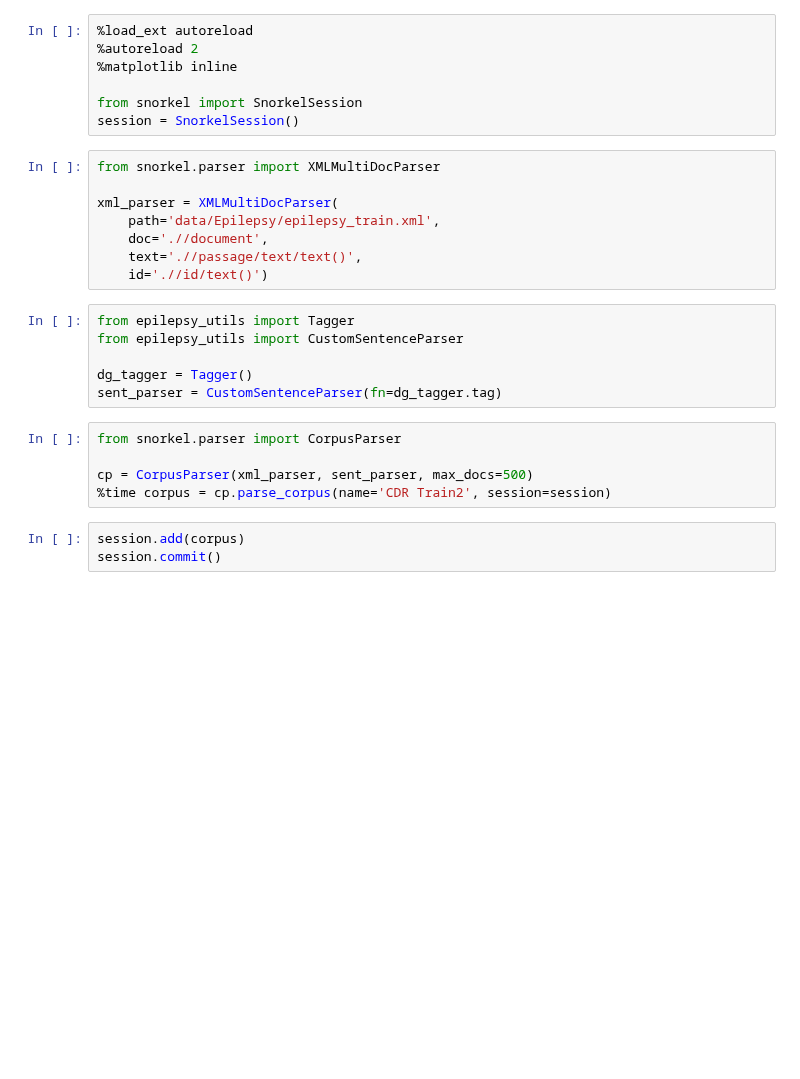
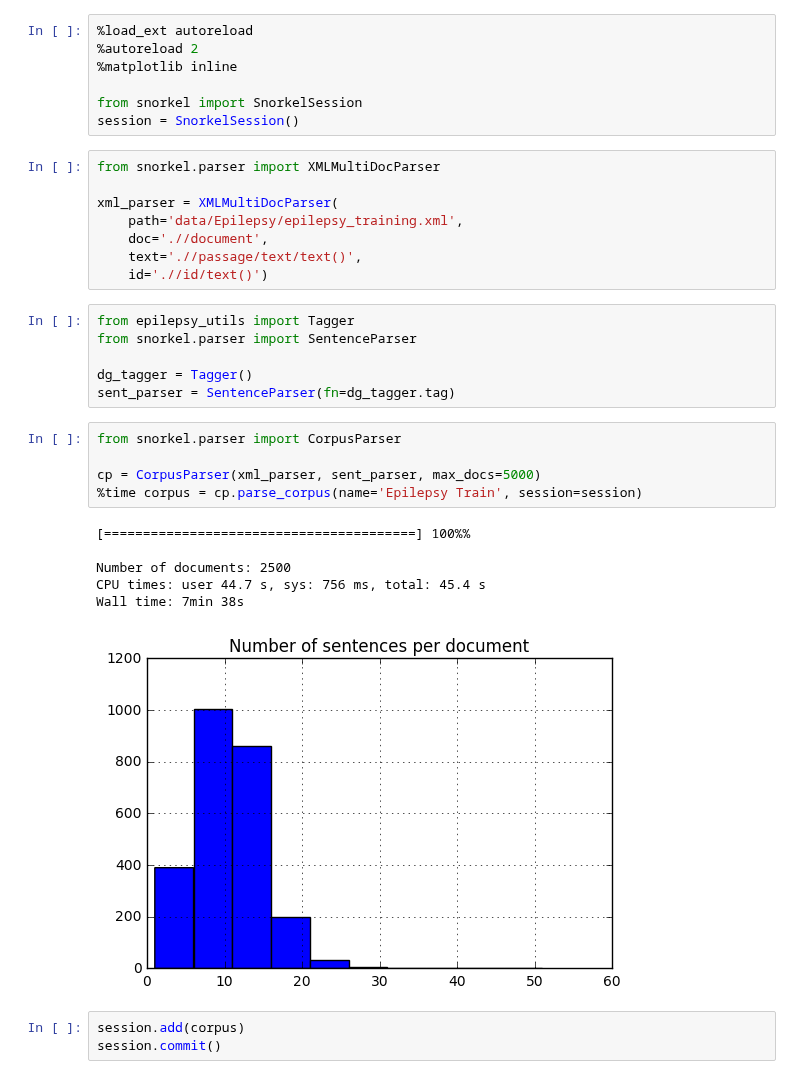
Before and after one commit to greenelab/snorkeling, a Jupyter notebook: Epilepsy Run.ipynb, the cells around one changed output. Saved outputs shown, nothing was run; the diff lists cells and outputs as text; blank space fills up the shorter version.

```diff
--- a/Epilepsy Run.ipynb
+++ b/Epilepsy Run.ipynb
@@ -9,21 +9,28 @@ session = SnorkelSession()
 from snorkel.parser import XMLMultiDocParser
 
 xml_parser = XMLMultiDocParser(
-    path='data/Epilepsy/epilepsy_train.xml',
+    path='data/Epilepsy/epilepsy_training.xml',
     doc='.//document',
     text='.//passage/text/text()',
     id='.//id/text()')
 # %%
 from epilepsy_utils import Tagger
-from epilepsy_utils import CustomSentenceParser
+from snorkel.parser import SentenceParser
 
 dg_tagger = Tagger()
-sent_parser = CustomSentenceParser(fn=dg_tagger.tag)
+sent_parser = SentenceParser(fn=dg_tagger.tag)
 # %%
 from snorkel.parser import CorpusParser
 
-cp = CorpusParser(xml_parser, sent_parser, max_docs=500)
-%time corpus = cp.parse_corpus(name='CDR Train2', session=session)
+cp = CorpusParser(xml_parser, sent_parser, max_docs=5000)
+%time corpus = cp.parse_corpus(name='Epilepsy Train', session=session)
+# %% [output]
+[========================================] 100%%
+
+Number of documents: 2500
+CPU times: user 44.7 s, sys: 756 ms, total: 45.4 s
+Wall time: 7min 38s
+[figure, added]
 # %%
 session.add(corpus)
 session.commit()
```
Also changed, not shown: parts of 23 cells of this notebook, 3 other files.
